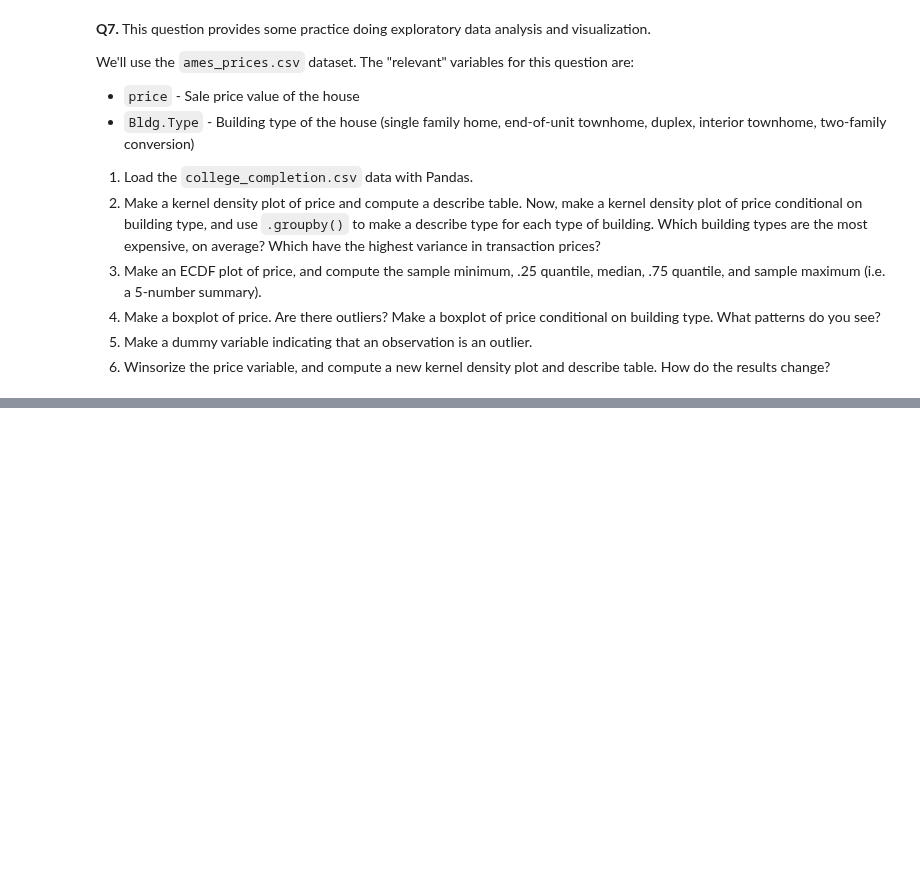
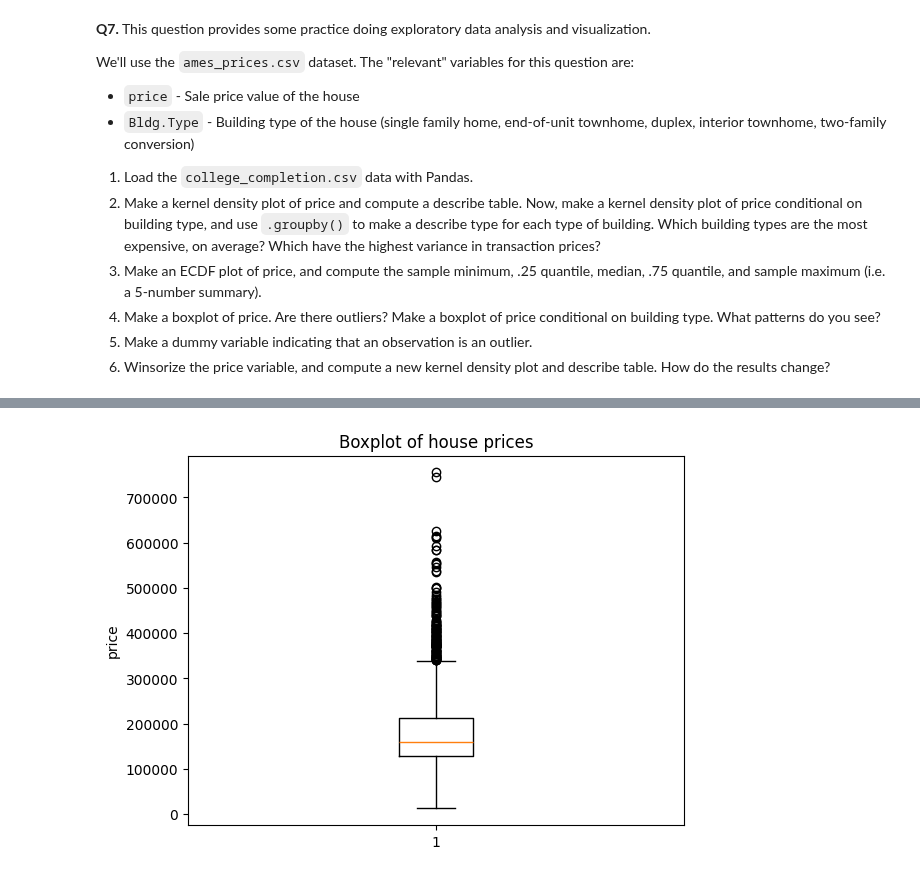
Before and after one commit to JasonYe05/undergrad_ml_assignments, a Jupyter notebook: 01_assignment_wrangling_and_eda.ipynb, the cells around one changed output, grey strips where cells are left out. Saved outputs shown, nothing was run; the diff lists cells and outputs as text; code cells hidden in the pictures; blank space fills up the shorter version.

```diff
--- a/01_assignment_wrangling_and_eda.ipynb
+++ b/01_assignment_wrangling_and_eda.ipynb
@@ -634,0 +733,7 @@ We'll use the `ames_prices.csv` dataset. The "relevant" variables for this quest
+# %%
+plt.boxplot(df_ames["price"].dropna())
+plt.ylabel("price")
+plt.title("Boxplot of house prices")
+plt.show()
+# %% [output]
+[figure, added]
```
Also changed, not shown: parts of 13 cells of this notebook.
